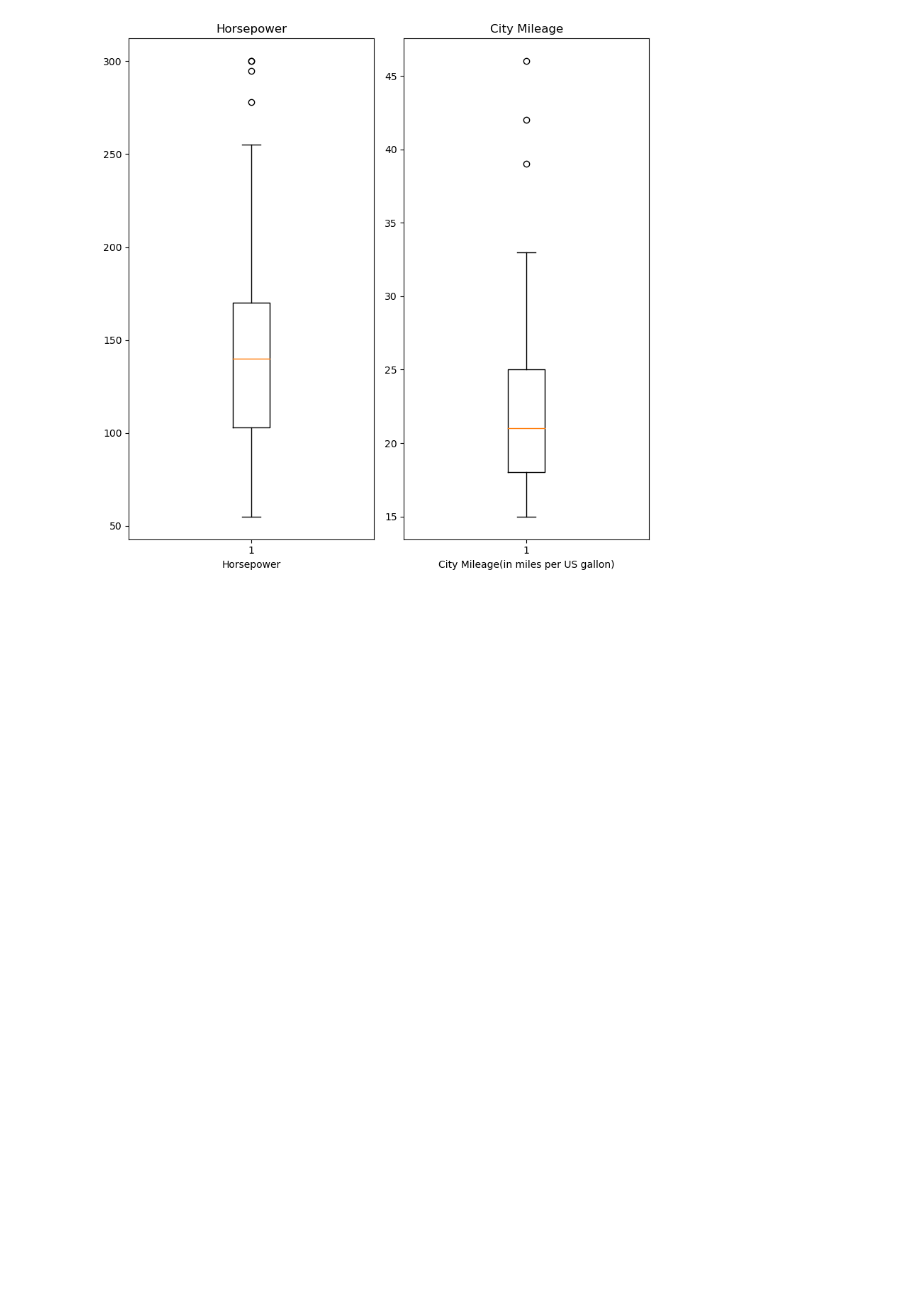
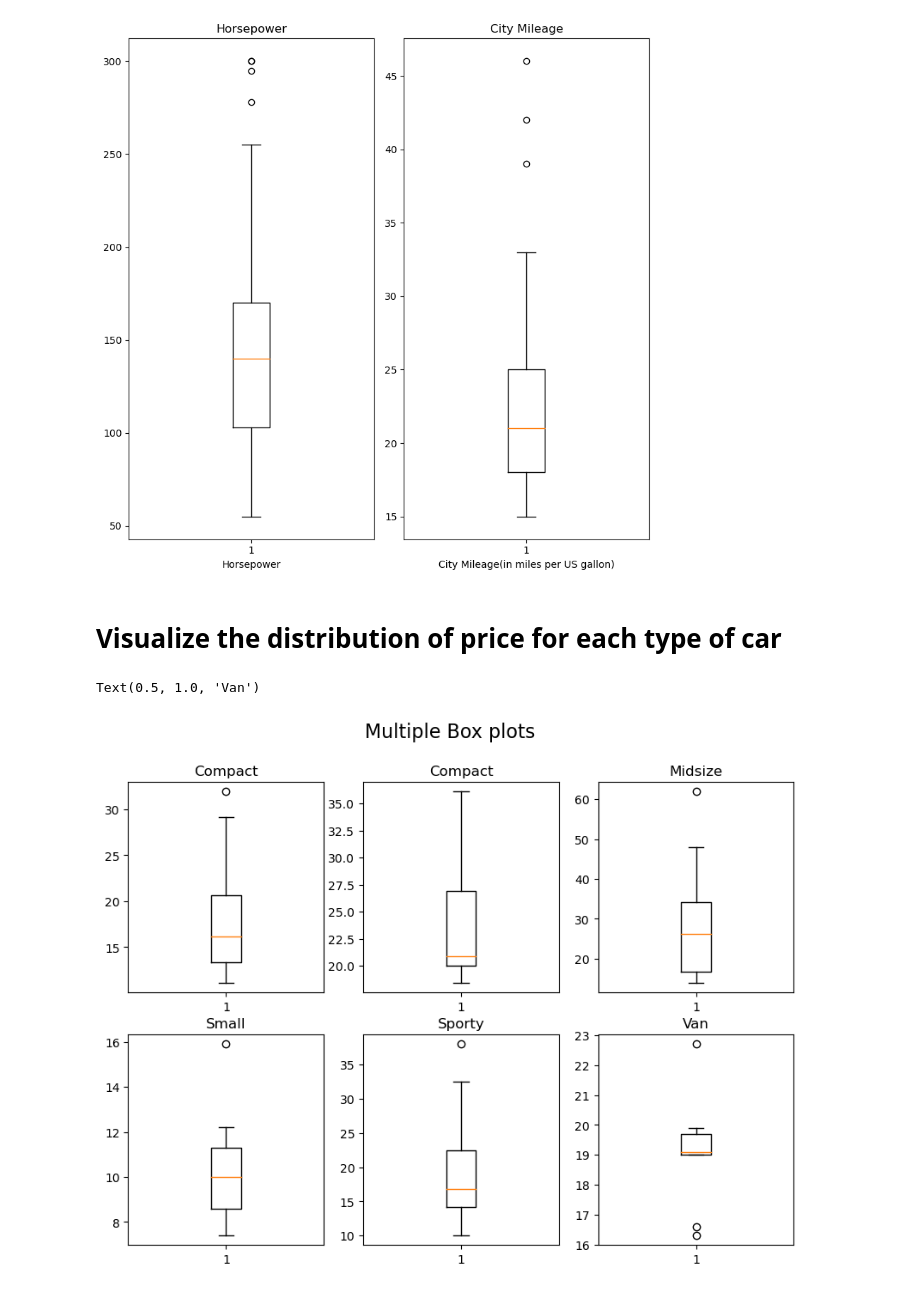
Before and after one commit to Ronith369/AILab, a Jupyter notebook: Exp24-Day6(Cars93).ipynb, the cells around one changed output. Saved outputs shown, nothing was run; the diff lists cells and outputs as text; code cells hidden in the pictures; blank space fills up the shorter version.

```diff
--- a/Exp24-Day6(Cars93).ipynb
+++ b/Exp24-Day6(Cars93).ipynb
@@ -34,0 +34,22 @@ fig.tight_layout()
+# %% [markdown]
+# Visualize the distribution of price for each type of car
+# %%
+fig,ax = plt.subplots(2,3)
+fig.set_figwidth(10)
+fig.set_figheight(7)
+fig.suptitle("Multiple Box plots",fontsize = 16)
+ax[0][0].boxplot(cars_df["Price"][cars_df["Type"] == "Compact"])
+ax[0][0].set_title('Compact')
+ax[0][1].boxplot(cars_df["Price"][cars_df["Type"] == "Large"])
+ax[0][1].set_title('Compact')
+ax[0][2].boxplot(cars_df["Price"][cars_df["Type"] == "Midsize"])
+ax[0][2].set_title('Midsize')
+ax[1][0].boxplot(cars_df["Price"][cars_df["Type"] == "Small"])
+ax[1][0].set_title('Small')
+ax[1][1].boxplot(cars_df["Price"][cars_df["Type"] == "Sporty"])
+ax[1][1].set_title('Sporty')
+ax[1][2].boxplot(cars_df["Price"][cars_df["Type"] == "Van"])
+ax[1][2].set_title('Van')
+# %% [output]
+Text(0.5, 1.0, 'Van')
+[figure, added]
```
Also changed, not shown: parts of 16 cells of this notebook.
